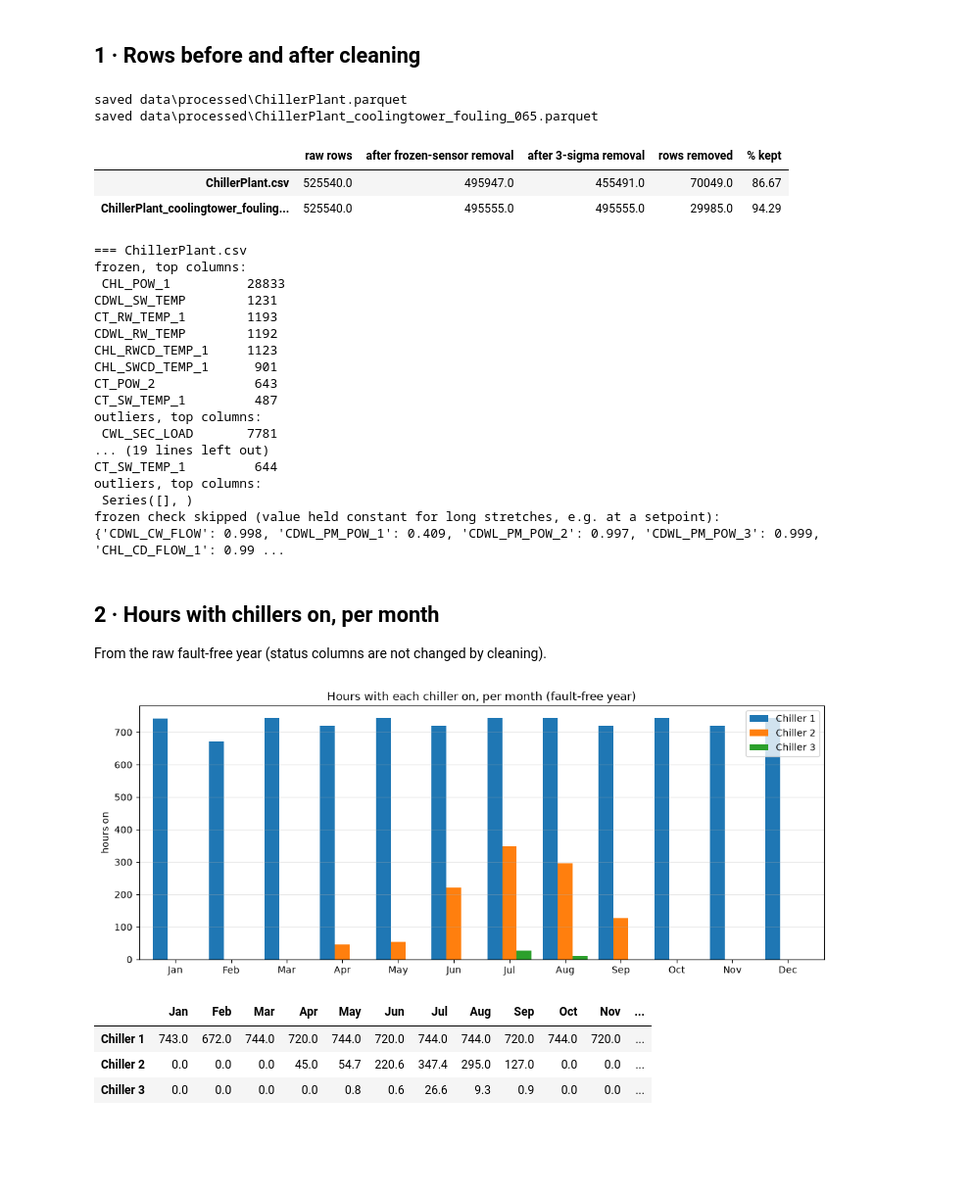
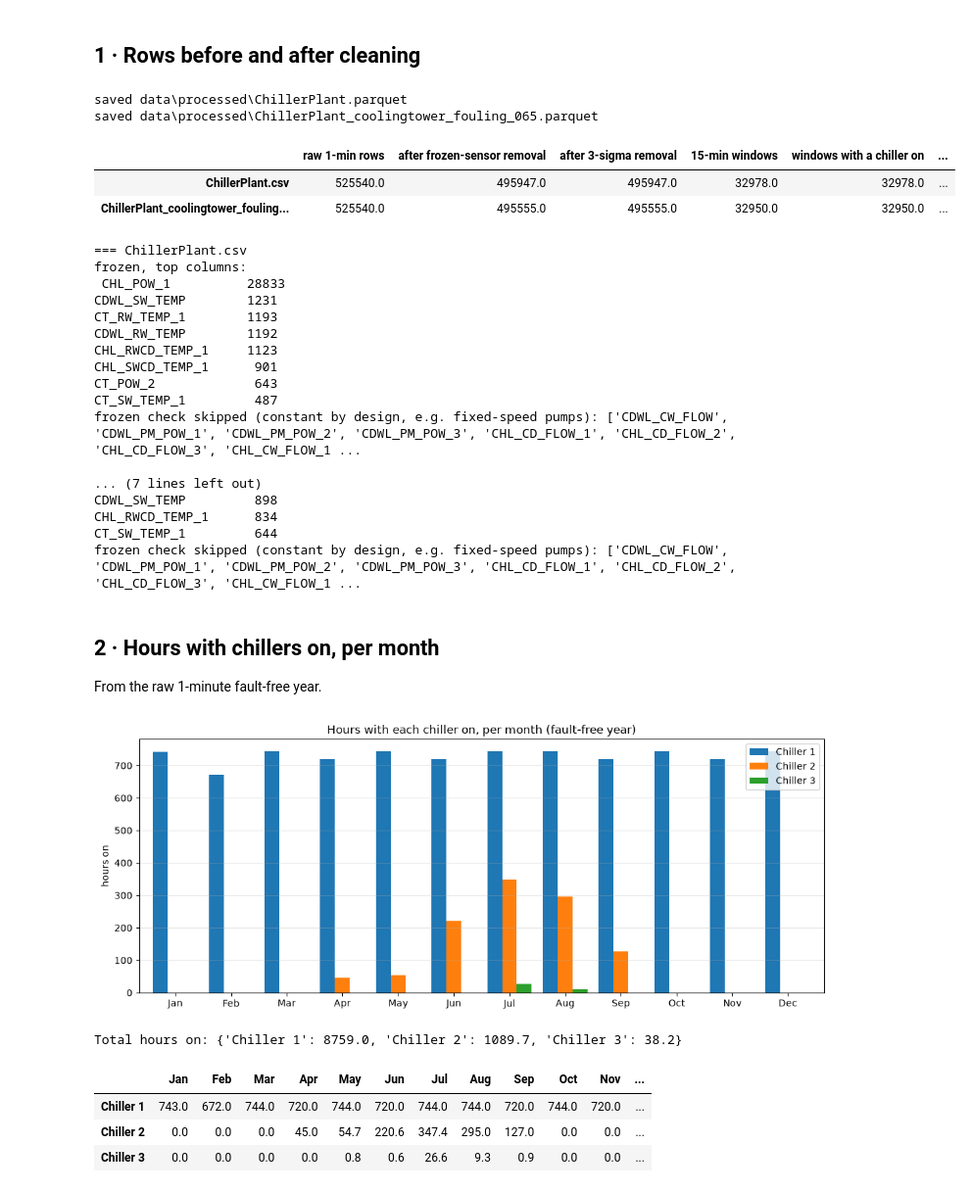
Before and after one commit to OmarFarouq3/gc-arm-llm-hvac, a Jupyter notebook: notebooks/03_preprocess.ipynb, the cells around one changed output. Shown at 98% size. Cells and saved outputs as stored; diff of their text form; code cells hidden in the pictures; blank space fills up the shorter version.

```diff
--- a/notebooks/03_preprocess.ipynb
+++ b/notebooks/03_preprocess.ipynb
@@ -47,12 +43,13 @@ The fault-free year sets the outlier limits. One fault file is processed alongsi
 # %%
 files = pp.list_files(pp.data_dir(S["raw_dir"]))
 FAULT_FREE = pp.find_fault_free(files, S["fault_free_file"])      # ChillerPlant.csv
-# example fault file: cooling tower 1 fouling if present (change to any scenario)
 FAULT_FILE = next((f for f in files if "coolingtower_fouling" in f.name),
-                  next(f for f in files if f != FAULT_FREE))
+                  next(f for f in files if f != FAULT_FREE))      # change to any scenario
+LIMITS = pp.fit_limits(pp.load_csv(FAULT_FREE), S) if S["outlier_removal"] else None
 print(len(files), "CSV files found")
 print("fault-free :", FAULT_FREE.name)
 print("example    :", FAULT_FILE.name)
+print("3-sigma step:", "ON (all files)" if S["outlier_removal"] else "OFF (all files)")
 # %% [output]
 24 CSV files found
 fault-free : ChillerPlant.csv
@@ -63,5 +57,0 @@ Mean ± 3 std per sensor and calendar month (so normal summer peaks are not outl
-# %%
-ff_raw = pp.load_csv(FAULT_FREE)
-limits = pp.fit_limits(ff_raw, S)
-print(ff_raw.shape, "| sensors with limits:", limits.index.get_level_values(0).nunique())
-limits.round(2).head(12)
@@ -86,40 +60,36 @@ limits.round(2).head(12)
 # %%
 results = {}
 for f in [FAULT_FREE, FAULT_FILE]:
-    raw, full, rep, saved = pp.process_file(f, limits, S)
+    raw, full, rep, saved = pp.process_file(f, LIMITS, S)
     results[f.name] = (raw, full, rep)
     print("saved", saved)
 
 summary = pd.DataFrame({
     name: {
-        "raw rows": r["rows_raw"],
+        "raw 1-min rows": r["rows_raw"],
         "after frozen-sensor removal": r["rows_after_frozen"],
         "after 3-sigma removal": r["rows_after_outliers"],
-        "rows removed": r["rows_raw"] - r["rows_after_outliers"],
-        "% kept": round(100 * r["rows_after_outliers"] / r["rows_raw"], 2),
+        "15-min windows": r["rows_15min"],
+        "windows with a chiller on": r["rows_chiller_on"],
+        "% of 1-min rows kept before resampling": round(100 * r["rows_after_outliers"] / r["rows_raw"], 2),
     } for name, (_, _, r) in results.items()
 }).T
 summary
 # %% [output]
 saved data\processed\ChillerPlant.parquet
 saved data\processed\ChillerPlant_coolingtower_fouling_065.parquet
-|  | raw rows | after frozen-sensor removal | after 3-sigma removal | rows removed | % kept |
-| ChillerPlant.csv | 525540.0 | 495947.0 | 455491.0 | 70049.0 | 86.67 |
-| ChillerPlant_coolingtower_fouling... | 525540.0 | 495555.0 | 495555.0 | 29985.0 | 94.29 |
+|  | raw 1-min rows | after frozen-sensor removal | after 3-sigma removal | 15-min windows | windows with a chiller on | ... |
+| ChillerPlant.csv | 525540.0 | 495947.0 | 495947.0 | 32978.0 | 32978.0 | ... |
+| ChillerPlant_coolingtower_fouling... | 525540.0 | 495555.0 | 495555.0 | 32950.0 | 32950.0 | ... |
 # %%
-# Which sensors caused the removals, and which checks were skipped
+# Which sensors caused the frozen-sensor removals (same rule for both files)
 for name, (_, _, r) in results.items():
     print(f"=== {name}")
-    if not r["outlier_step_run"]:
-        print("(3-sigma step not run on this fault file: outliers_on_fault_files is false)")
-    print("frozen, top columns:\n", r["frozen_by_column"].head(8).to_string() or "  none")
-    print("outliers, top columns:\n", r["outliers_by_column"].head(8).to_string() or "  none")
-    if r["frozen_check_skipped"]:
-        print("frozen check skipped (value held constant for long stretches, e.g. at a setpoint):",
-              r["frozen_check_skipped"])
-    if r["outlier_check_skipped"]:
-        print("outlier check skipped (too many values outside the fault-free limits):",
-              r["outlier_check_skipped"])
+    fz = r.get("frozen_by_column", pd.Series(dtype=int))
+    print("frozen, top columns:\n", fz.head(8).to_string() if len(fz) else "  none")
+    if r.get("frozen_check_skipped"):
+        print("frozen check skipped (constant by design, e.g. fixed-speed pumps):",
+              sorted(r["frozen_check_skipped"]))
     print()
 # %% [output]
 === ChillerPlant.csv
@@ -132,17 +102,18 @@ CHL_RWCD_TEMP_1     1123
 CHL_SWCD_TEMP_1      901
 CT_POW_2             643
 CT_SW_TEMP_1         487
-outliers, top columns:
- CWL_SEC_LOAD       7781
-... (19 lines left out)
+frozen check skipped (constant by design, e.g. fixed-speed pumps): ['CDWL_CW_FLOW', 'CDWL_PM_POW_1', 'CDWL_PM_POW_2', 'CDWL_PM_POW_3', 'CHL_CD_FLOW_1', 'CHL_CD_FLOW_2', 'CHL_CD_FLOW_3', 'CHL_CW_FLOW_1 ...
+
+... (7 lines left out)
+CDWL_SW_TEMP         898
+CHL_RWCD_TEMP_1      834
 CT_SW_TEMP_1         644
-outliers, top columns:
- Series([], )
-frozen check skipped (value held constant for long stretches, e.g. at a setpoint): {'CDWL_CW_FLOW': 0.998, 'CDWL_PM_POW_1': 0.409, 'CDWL_PM_POW_2': 0.997, 'CDWL_PM_POW_3': 0.999, 'CHL_CD_FLOW_1': 0.99 ...
+frozen check skipped (constant by design, e.g. fixed-speed pumps): ['CDWL_CW_FLOW', 'CDWL_PM_POW_1', 'CDWL_PM_POW_2', 'CDWL_PM_POW_3', 'CHL_CD_FLOW_1', 'CHL_CD_FLOW_2', 'CHL_CD_FLOW_3', 'CHL_CW_FLOW_1 ...
 # %% [markdown]
 ## 2 · Hours with chillers on, per month
-From the raw fault-free year (status columns are not changed by cleaning).
+From the raw 1-minute fault-free year.
 # %%
+ff_raw = results[FAULT_FREE.name][0]
 sta = ff_raw[[f"CHL_STA_{i}" for i in range(1, S["n_chillers"] + 1)]] > 0.5
 hours = sta.groupby(sta.index.month).sum() / 60          # 1-minute data -> hours
 hours.index = [pd.Timestamp(2018, m, 1).strftime("%b") for m in hours.index]
@@ -152,9 +123,11 @@ ax = hours.plot.bar(figsize=(11, 4.5), width=0.8)
 ax.set_ylabel("hours on"); ax.set_xlabel("")
 ax.set_title("Hours with each chiller on, per month (fault-free year)")
 ax.grid(axis="y", alpha=.3); plt.xticks(rotation=0); plt.tight_layout(); plt.show()
+print("Total hours on:", hours.sum().round(1).to_dict())
 hours.round(1).T
 # %% [output]
 [figure]
+Total hours on: {'Chiller 1': 8759.0, 'Chiller 2': 1089.7, 'Chiller 3': 38.2}
 |  | Jan | Feb | Mar | Apr | May | Jun | Jul | Aug | Sep | Oct | Nov | ... |
 | Chiller 1 | 743.0 | 672.0 | 744.0 | 720.0 | 744.0 | 720.0 | 744.0 | 744.0 | 720.0 | 744.0 | 720.0 | ... |
 | Chiller 2 | 0.0 | 0.0 | 0.0 | 45.0 | 54.7 | 220.6 | 347.4 | 295.0 | 127.0 | 0.0 | 0.0 | ... |
```
Also changed, not shown: parts of 17 cells of this notebook, 4 other files.
